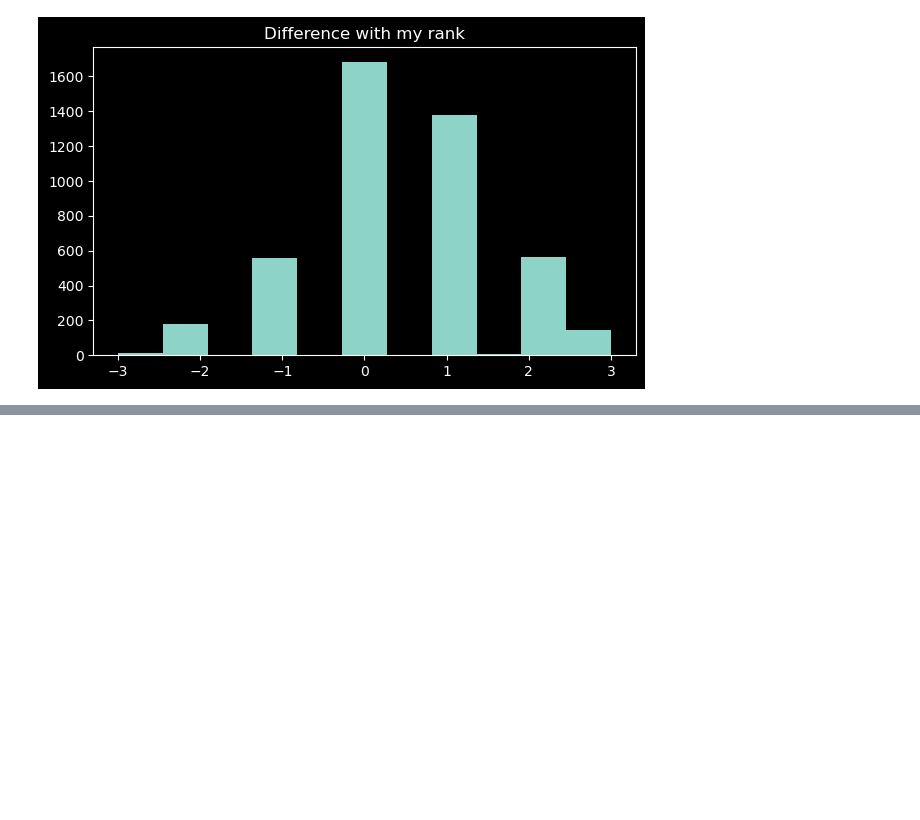
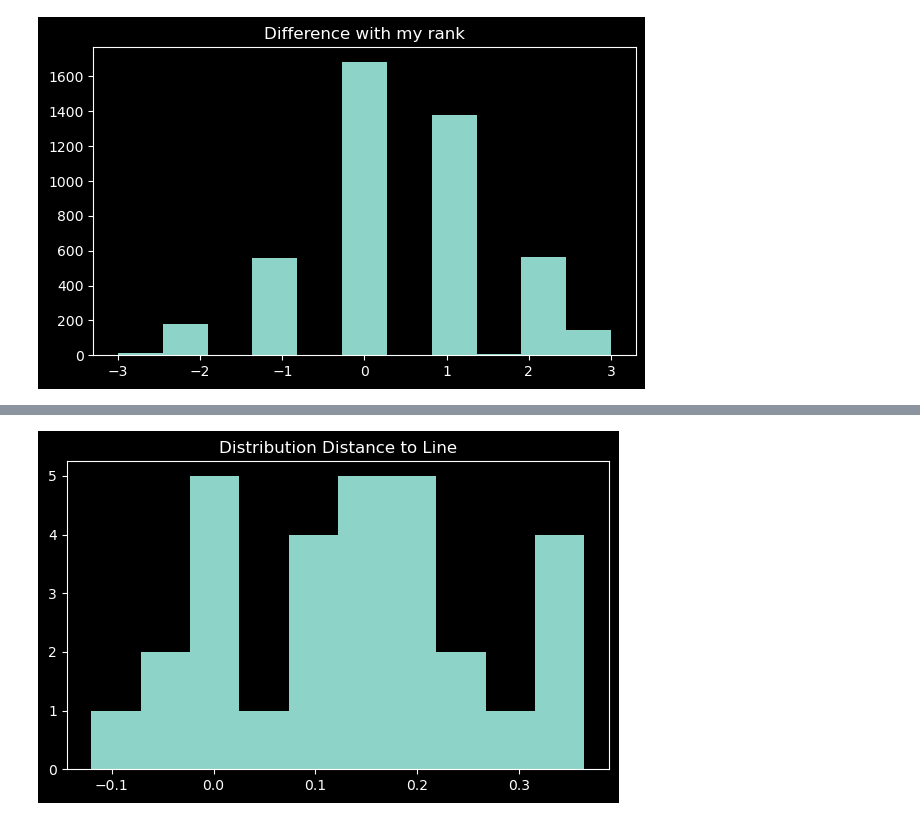
Before and after one commit to JimenaGonzalez/Searching-double-lenses, a Jupyter notebook: vit_cnn_multiclass/results/visual_inspection/Inspection_data/Calibration.ipynb, the cells around one changed output, grey strips where cells are left out. Drawn from its saved outputs; the diff is of its cells as text; code cells hidden in the pictures; blank space fills up the shorter version.

```diff
--- a/vit_cnn_multiclass/results/visual_inspection/Inspection_data/Calibration.ipynb
+++ b/vit_cnn_multiclass/results/visual_inspection/Inspection_data/Calibration.ipynb
@@ -132,0 +213,7 @@ plt.show()
+# %%
+plt.figure(figsize=(7,4))
+plt.title('Distribution Distance to Line')
+plt.hist(data_students['Distance'])
+plt.show()
+# %% [output]
+[figure, added]
```
Also changed, not shown: parts of 7 cells of this notebook.
